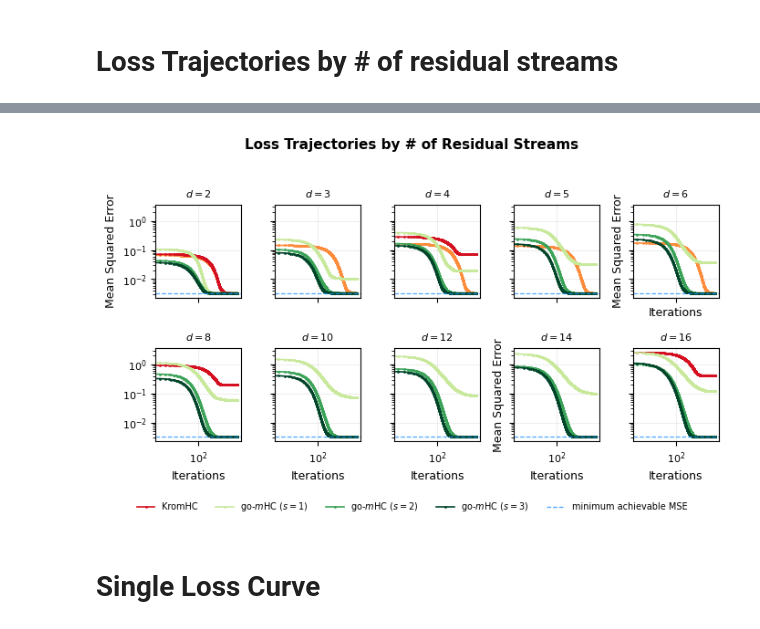
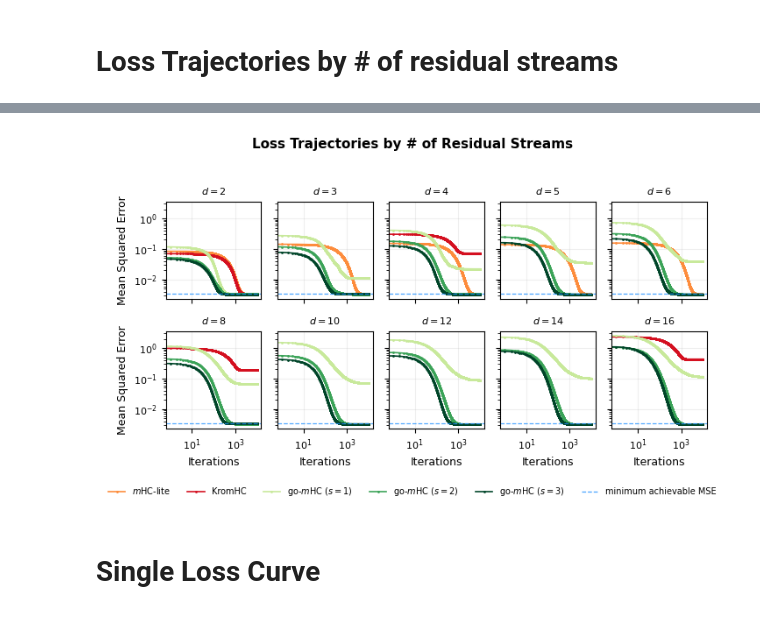
Before and after one commit to itstorque/go-mHC, a Jupyter notebook: omHC_toy_model_routing.ipynb, the cells around one changed output, grey strips where cells are left out. Saved outputs shown, nothing was run; the diff lists cells and outputs as text; code cells hidden in the pictures.

```diff
--- a/omHC_toy_model_routing.ipynb
+++ b/omHC_toy_model_routing.ipynb
@@ -790,3 +1369,5 @@ Sweep Complete!
+# %%
+results = results_combined
 # %%
 import matplotlib.pyplot as plt
 import numpy as np
@@ -1070,0 +1915,11 @@ Sweep Complete!
+# %%
+# same as previous cell, using new code
+sweep_config = ConfigSweep(
+    n=[2, 3, 4, 5, 6, 8, 10, 12, 14, 16],
+    noise_mag=[1e-1],
+    num_epochs=[10_000],
+    models_to_run=(go_mHC_run(s=1), go_mHC_run(s=2), go_mHC_run(s=3), mHC_lite_run(max_safe_d=7), KromHC_run(ik=2), KromHC_run(ik=4)) #[go_mHC_run(s=1), go_mHC_run(s=2), go_mHC_run(s=3), KromHC_run(), mHC_lite_run()],
+)
+
+# all_results, all_histories
+results = run_experiment_sweep(sweep_config, double_tqdm=True)
@@ -1075,6 +1962,7 @@ from matplotlib.lines import Line2D
 
 # --- ICML Styling Constants ---
 COLUMN_WIDTH = 3.5
+# Adjusted for a 2x5 grid
 FIG_SIZE = (COLUMN_WIDTH * 2, COLUMN_WIDTH * 1.2)
 
 plt.rcParams.update({
@@ -1088,54 +1976,71 @@ plt.rcParams.update({
     "figure.autolayout": False
 })
 
-noise_floor = (sweep_config['noise_mag'][0] ** 2) / 3
+# Get noise floor from the first result's config
+first_config, _, _ = results[0]
+noise_floor = (first_config['noise_mag'] ** 2) / 3
 colors = [*plt.cm.YlOrRd([0.5, 0.8]), "k", *plt.cm.YlGn(np.linspace(0.3, 1, 3))]
 
+# Create the 2x5 grid
 fig, axes = plt.subplots(2, 5, figsize=FIG_SIZE, sharex=True, sharey=True)
-axes = axes.flatten()
+axes_flat = axes.flatten()
 
 fig.suptitle("Loss Trajectories by # of Residual Streams", fontsize=11, fontweight='bold')
 
-for dim in range(len(sweep_config['n'])):
-    ax = axes[dim]
+# Loop through the results list (which contains config, summary, and history)
+for idx, (config_dict, summary, history) in enumerate(results):
+    if idx >= len(axes_flat):
+        break # Safety check if results exceed 10 subplots
 
-    histories = {
+    ax = axes_flat[idx]
+    n_val = config_dict['n']
+
+    # Map the history keys
+    plot_data_map = {
         '$m$HC-lite': [],
         'KromHC': [],
         ' ': [],
-        'go-$m$HC ($s=1$)': all_histories[dim]['gu_1'],
-        'go-$m$HC ($s=2$)': all_histories[dim]['gu_2'],
-        'go-$m$HC ($s=3$)': all_histories[dim]['gu_3']
+        'go-$m$HC ($s=1$)': history.get('go-$m$HC ($s=1$, Q)', []),
+        'go-$m$HC ($s=2$)': history.get('go-$m$HC ($s=2$, Q)', []),
+        'go-$m$HC ($s=3$)': history.get('go-$m$HC ($s=3$, Q)', [])
     }
-    if sweep_config['n'][dim].bit_count() == 1:
-        histories['KromHC'] = all_histories[dim]['kromhc']
-    if sweep_config['n'][dim] < 7:
-        histories['$m$HC-lite'] = all_histories[dim]['mhc_lite']
 
-    i = 0
-    print('histories: ',histories)
-    for label in histories:
-        if histories[label] is not None and len(histories[label]) > 0:
-            data = np.mean(histories[label], axis=0)
-            print('data: ', np.shape(data))
-            ax.plot(data, label=label, color=colors[i],
-                    alpha=0 if label == " " else 1, marker='.', markersize=2, rasterized=True)
-        i += 1
+    # Conditional logic based on hyperparameters
+    if n_val.bit_count() == 1:
+        plot_data_map['KromHC'] = history.get('KromHC', [])
+    if n_val < 7:
+        plot_data_map['$m$HC-lite'] = history.get('$m$HC-lite', [])
 
+    # Plot each line
+    for i, (label, data) in enumerate(plot_data_map.items()):
+        # if data is not None and len(data) > 0:
+        avg_data = np.mean(data, axis=0)
+        ax.plot(avg_data,
+                label=label,
+                color=colors[i],
+                alpha=0 if label == " " else 1,
+                marker='.',
+                markersize=2,
+                rasterized=True)
+
+    # Plot noise floor line
     ax.axhline(y=noise_floor, color='dodgerblue', linestyle='--', linewidth=0.9, alpha=0.8)
 
+    # Subplot formatting
     ax.set_yscale('log')
     ax.set_xscale('log')
-    ax.set_title(f"$d={sweep_config['n'][dim]}$", fontsize=8)
+    ax.set_title(f"$d={n_val}$", fontsize=8)
     ax.grid(True, which="major", ls="-", alpha=0.2)
 
-    if dim >= 4:
+    # Label only the outer plots for cleanliness
+    if idx >= 5: # Bottom row
         ax.set_xlabel("Iterations")
-    if dim % 4 == 0:
+    if idx % 5 == 0: # Left column
         ax.set_ylabel("Mean Squared Error")
 
-# Single shared legend from the last subplot's handles
-handles, labels = axes[-1].get_legend_handles_labels()
+# --- Legend Logic ---
+# Extract handles from one of the populated axes
+handles, labels = ax.get_legend_handles_labels()
 filtered = [(h, l) for h, l in zip(handles, labels) if l.strip()]
 
 # Append noise floor handle manually
@@ -1144,6 +2049,7 @@ filtered.append((
     'minimum achievable MSE'
 ))
 
+# Create a single shared legend at the bottom
 fig.legend(*zip(*filtered),
            loc='lower center',
            bbox_to_anchor=(0.5, -0.02),
@@ -1176,3 +2065,3 @@ data:  (10000,)
-[figure, old version]
+[figure, new version]
 # %% [markdown]
 # Single Loss Curve
```
Also changed, not shown: parts of 70 cells of this notebook.
